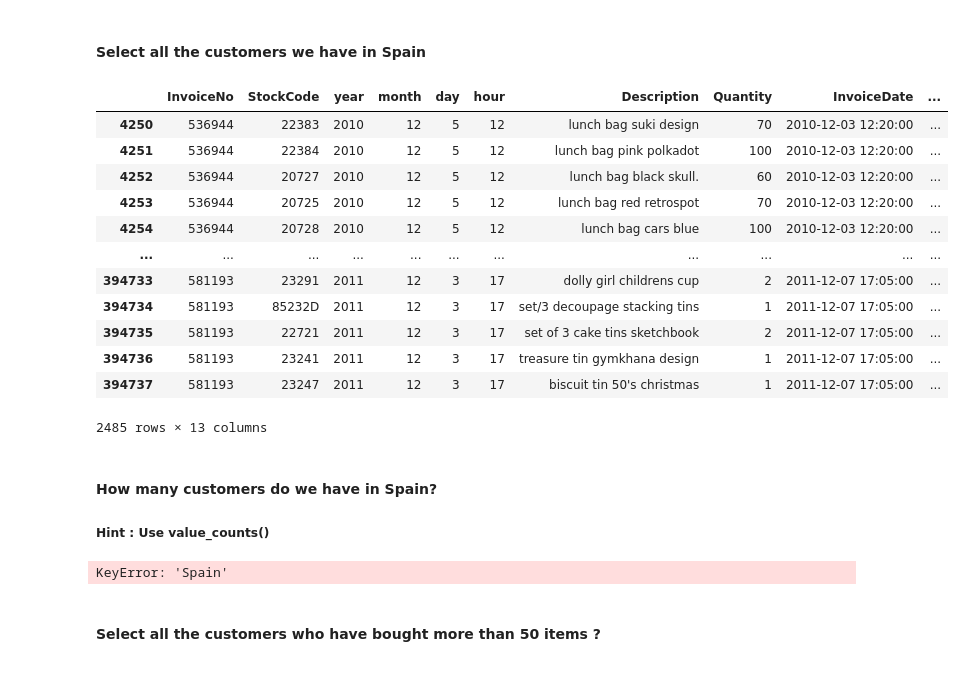
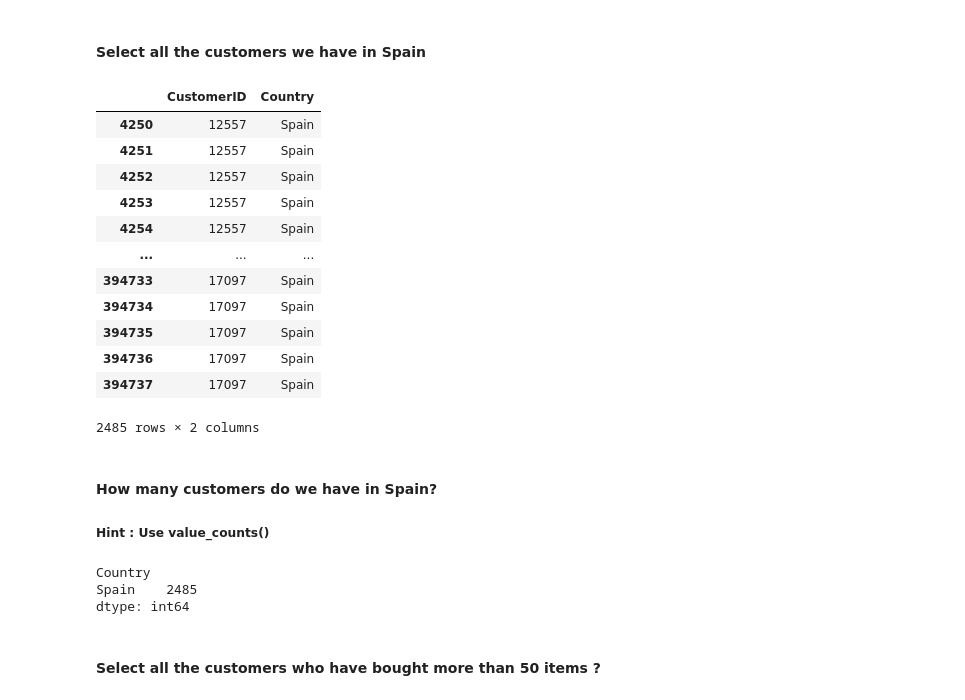
Before and after one commit to Data-FT-MX/lab_subsetting_and_descriptive_stats, a Jupyter notebook: your-code/main.ipynb, the cells around one changed output. Drawn from its saved outputs; the diff is of its cells as text; code cells hidden in the pictures.

```diff
--- a/your-code/main.ipynb
+++ b/your-code/main.ipynb
@@ -447,29 +427,31 @@ orders['amount_spent'].min()
 # %%
 # your answer here
 
-orders.loc[orders['Country'] == 'Spain']
+orders.loc[orders['Country'] == 'Spain', ['CustomerID', 'Country']]
 # %% [output]
-|  | InvoiceNo | StockCode | year | month | day | hour | Description | Quantity | InvoiceDate | ... |
-| 4250 | 536944 | 22383 | 2010 | 12 | 5 | 12 | lunch bag suki design | 70 | 2010-12-03 12:20:00 | ... |
-| 4251 | 536944 | 22384 | 2010 | 12 | 5 | 12 | lunch bag pink polkadot | 100 | 2010-12-03 12:20:00 | ... |
-| 4252 | 536944 | 20727 | 2010 | 12 | 5 | 12 | lunch bag black skull. | 60 | 2010-12-03 12:20:00 | ... |
-| 4253 | 536944 | 20725 | 2010 | 12 | 5 | 12 | lunch bag red retrospot | 70 | 2010-12-03 12:20:00 | ... |
-| 4254 | 536944 | 20728 | 2010 | 12 | 5 | 12 | lunch bag cars blue | 100 | 2010-12-03 12:20:00 | ... |
-| ... | ... | ... | ... | ... | ... | ... | ... | ... | ... | ... |
-| 394733 | 581193 | 23291 | 2011 | 12 | 3 | 17 | dolly girl childrens cup | 2 | 2011-12-07 17:05:00 | ... |
-| 394734 | 581193 | 85232D | 2011 | 12 | 3 | 17 | set/3 decoupage stacking tins | 1 | 2011-12-07 17:05:00 | ... |
-| 394735 | 581193 | 22721 | 2011 | 12 | 3 | 17 | set of 3 cake tins sketchbook | 2 | 2011-12-07 17:05:00 | ... |
-| 394736 | 581193 | 23241 | 2011 | 12 | 3 | 17 | treasure tin gymkhana design | 1 | 2011-12-07 17:05:00 | ... |
-| 394737 | 581193 | 23247 | 2011 | 12 | 3 | 17 | biscuit tin 50's christmas | 1 | 2011-12-07 17:05:00 | ... |
+|  | CustomerID | Country |
+| 4250 | 12557 | Spain |
+| 4251 | 12557 | Spain |
+| 4252 | 12557 | Spain |
+| 4253 | 12557 | Spain |
+| 4254 | 12557 | Spain |
+| ... | ... | ... |
+| 394733 | 17097 | Spain |
+| 394734 | 17097 | Spain |
+| 394735 | 17097 | Spain |
+| 394736 | 17097 | Spain |
+| 394737 | 17097 | Spain |
-2485 rows × 13 columns
+2485 rows × 2 columns
 # %% [markdown]
 #### How many customers do we have in Spain?
 ##### Hint : Use value_counts()
 # %%
 # your answer here
-orders.groupby('Spain')['CustomerID'].value_counts()
+orders.loc[orders['Country'] == 'Spain', ['CustomerID', 'Country']].value_counts('Country')
 # %% [output]
-KeyError: 'Spain'
+Country
+Spain    2485
+dtype: int64
 # %% [markdown]
 #### Select all the customers who have bought more than 50 items ?
 # %%
```
Also changed, not shown: parts of 15 cells of this notebook, 1 other file.
